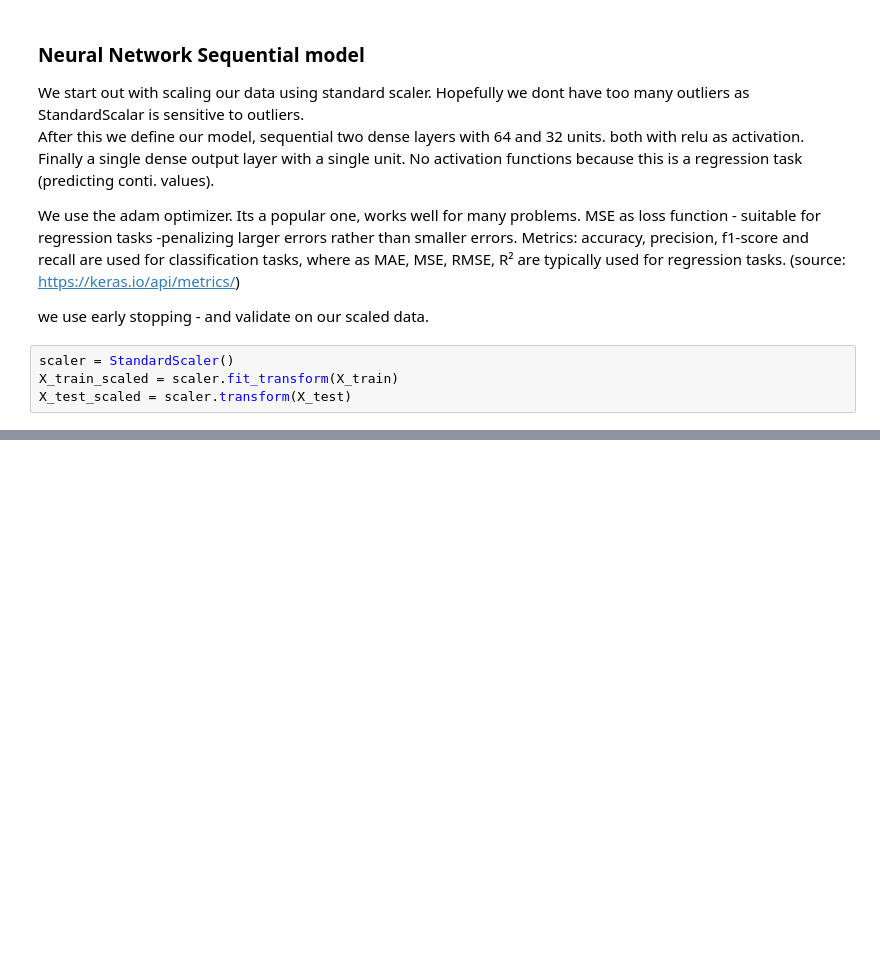
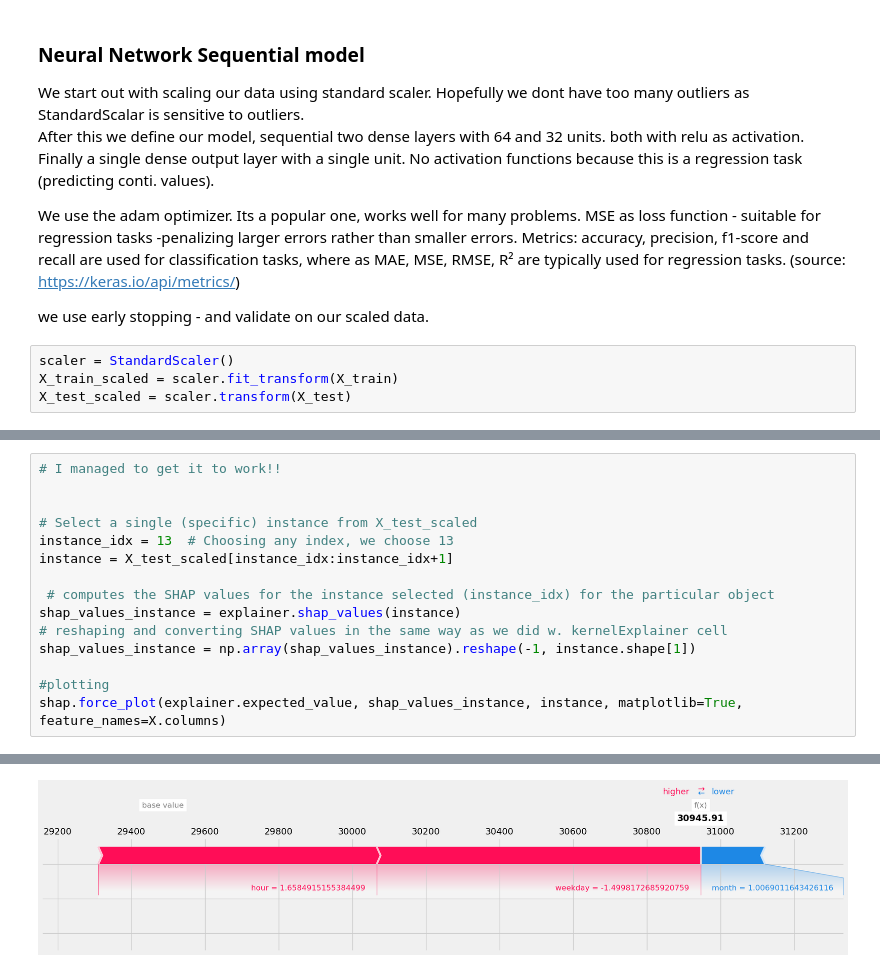
Before and after one commit to hsahmad112/DataAndThingsW2025, a Jupyter notebook: exam_handin/13_Explainability.ipynb, the cells around one changed output, grey strips where cells are left out. Cells and saved outputs as stored; diff of their text form; blank space fills up the shorter version.

```diff
--- a/exam_handin/13_Explainability.ipynb
+++ b/exam_handin/13_Explainability.ipynb
@@ -360,0 +408,16 @@ Using 35060 background data samples could cause slower run times. Consider using
+# %%
+# I managed to get it to work!!
+
+
+# Select a single (specific) instance from X_test_scaled
+instance_idx = 13  # Choosing any index, we choose 13
+instance = X_test_scaled[instance_idx:instance_idx+1]
+
+ # computes the SHAP values for the instance selected (instance_idx) for the particular object
+shap_values_instance = explainer.shap_values(instance)
+# reshaping and converting SHAP values in the same way as we did w. kernelExplainer cell
+shap_values_instance = np.array(shap_values_instance).reshape(-1, instance.shape[1])
+
+#plotting
+shap.force_plot(explainer.expected_value, shap_values_instance, instance, matplotlib=True, feature_names=X.columns)
+# %% [output]
@@ -360,0 +426 @@ Using 35060 background data samples could cause slower run times. Consider using
+[figure, added]
```
Also changed, not shown: parts of 13 cells of this notebook.
